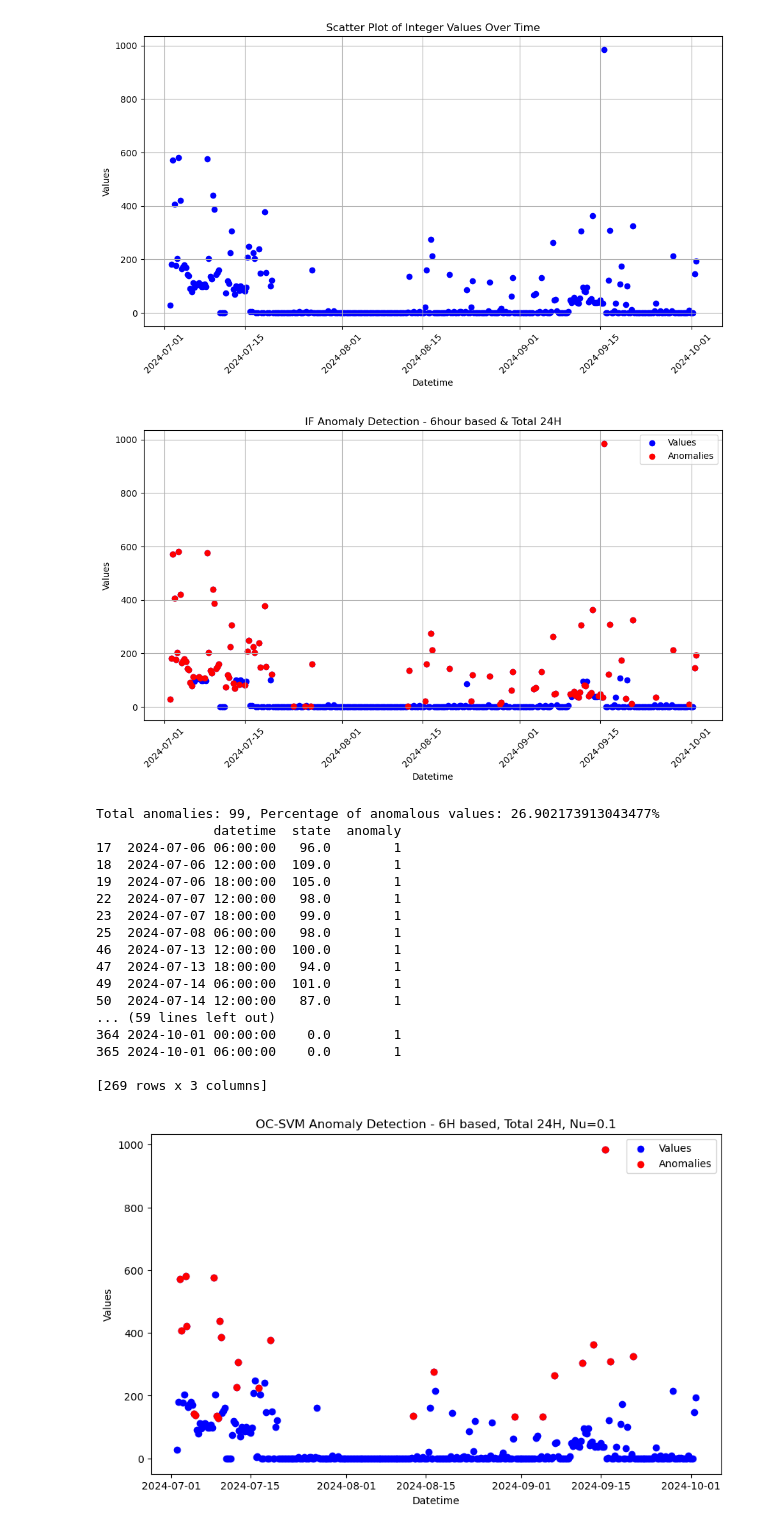
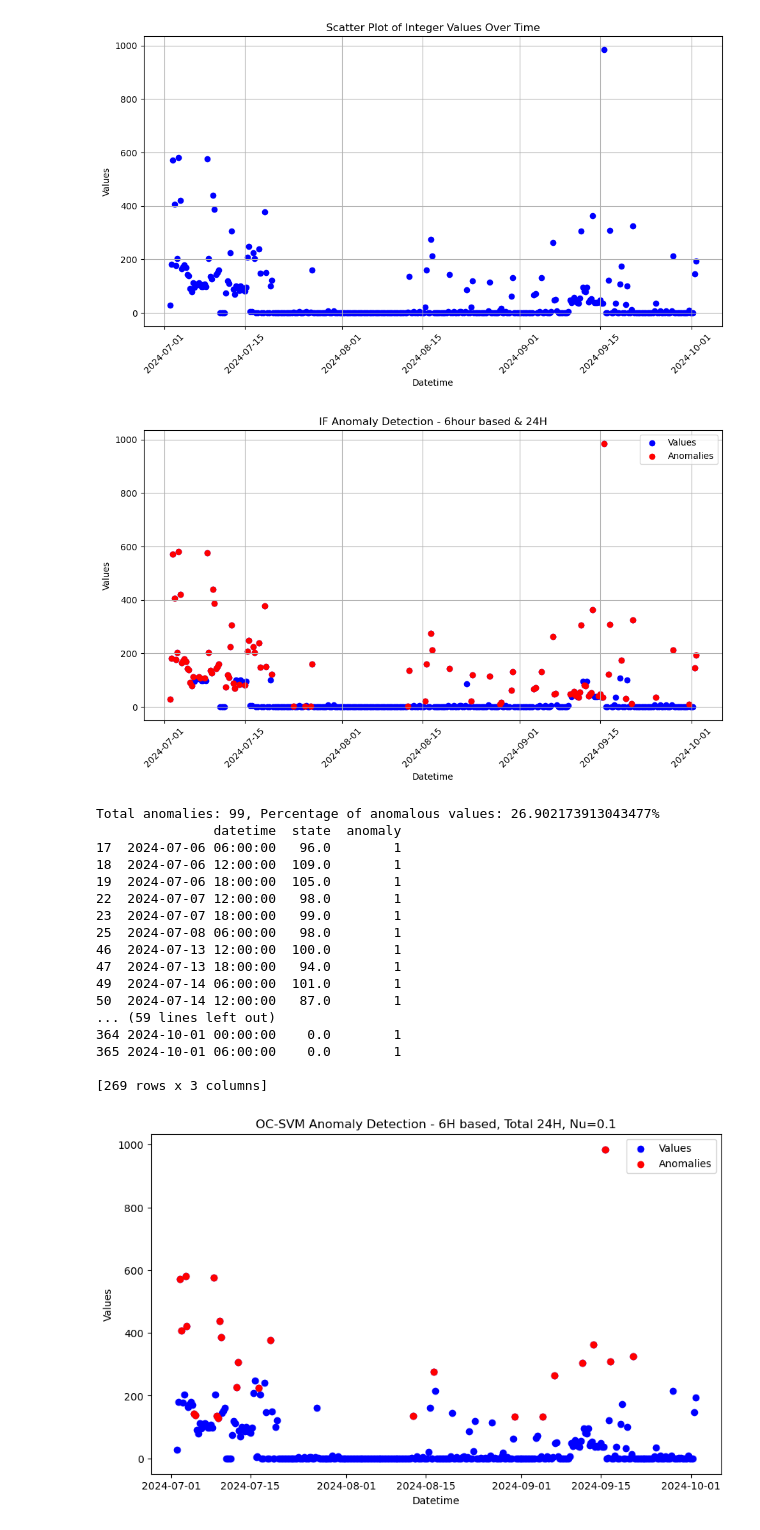
Before and after one commit to AsifTanvir/SEAD-analysis, a Jupyter notebook: Office_data_analysis.ipynb, the cells around one changed output. Cells and saved outputs as stored; diff of their text form; code cells hidden in the pictures.

```diff
--- a/Office_data_analysis.ipynb
+++ b/Office_data_analysis.ipynb
@@ -125,36 +139,37 @@ non_anomalies = office_hourly[office_hourly['anomaly'] == 1]
 # print(df)
 
 # Plot the results
 plt.figure(figsize=(10, 6))
 plt.scatter(office_hourly['datetime'], office_hourly['state'], label='Values', color='blue', marker='o')
 plt.scatter(anomalies['datetime'], anomalies['state'], color='red', label='Anomalies', marker='o')
-plt.title('IF Anomaly Detection - 6hour based & Total 24H')
+plt.title('IF Anomaly Detection - 6hour based & 24H')
 plt.xlabel('Datetime')
 plt.ylabel('Values')
 plt.legend()
 plt.xticks(rotation=45)
 plt.grid(True)
 plt.tight_layout()
-plt.savefig('./Plots/Office_plots/IF_6H.png')
+# plt.savefig('./Plots/Office_plots/IF_6H.png')
 plt.show()
 
 
 count_anomaly_h = (office_hourly['anomaly'] == -1).sum()
 
 # Calculate the percentage of values equal to -1
 percentage_h = (count_anomaly_h / len(office_hourly)) * 100
 print(f"Total anomalies: {count_anomaly_h}, Percentage of anomalous values: {percentage_h}%")
 
 #only print the non anomalous values which are not zero
 df_filtered = non_anomalies[non_anomalies['state'] != 0]
 print(df_filtered)
 
 print( non_anomalies)
 
 non_anomalies.to_csv('./Output_CSV/regular_office.csv', index=False)
 anomalies.to_csv('./Output_CSV/anomaly_office.csv', index=False)
+# office_hourly.to_csv('./Output_CSV/IF_anomaly_2.csv', index=False)
 # %% [output]
-[figure, old version]
+[figure, new version]
 Total anomalies: 99, Percentage of anomalous values: 26.902173913043477%
                datetime  state  anomaly
 17  2024-07-06 06:00:00   96.0        1
```
Also changed, not shown: parts of 3 cells of this notebook, 2 other files.
